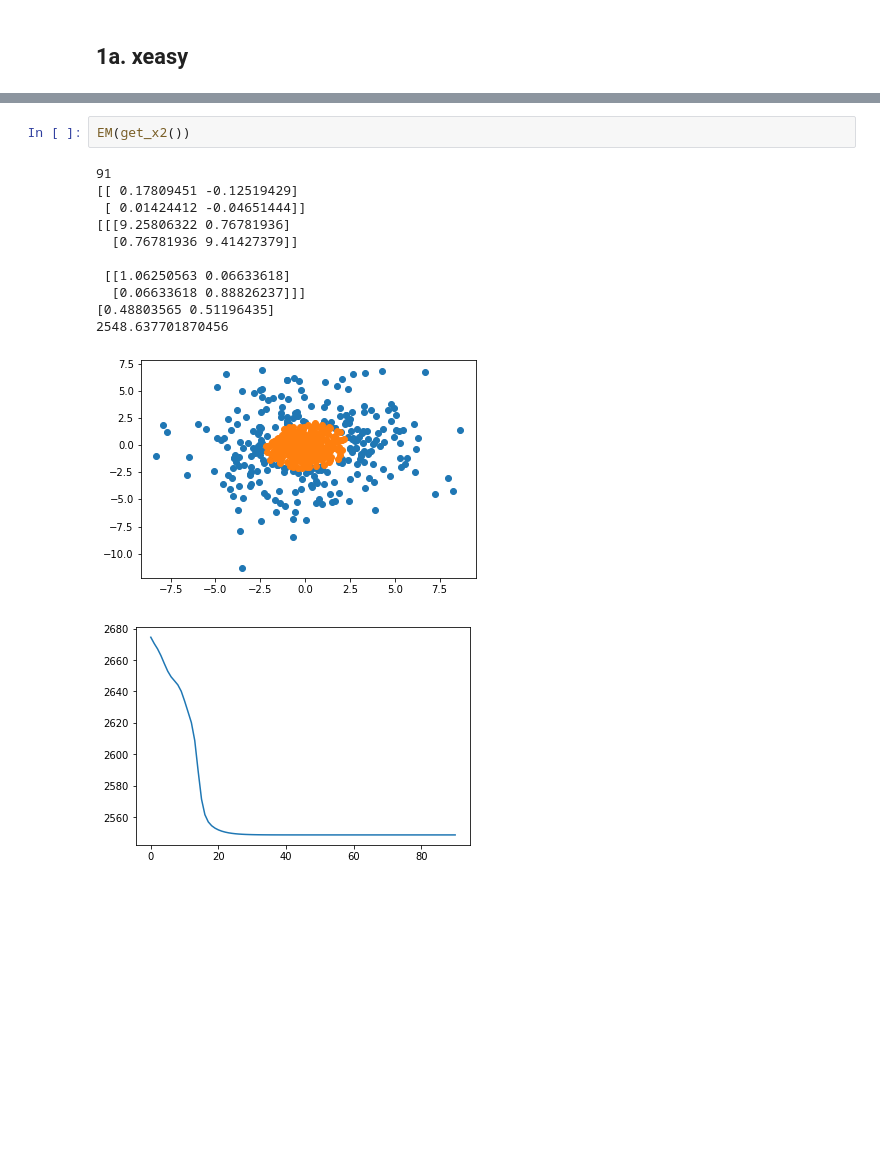
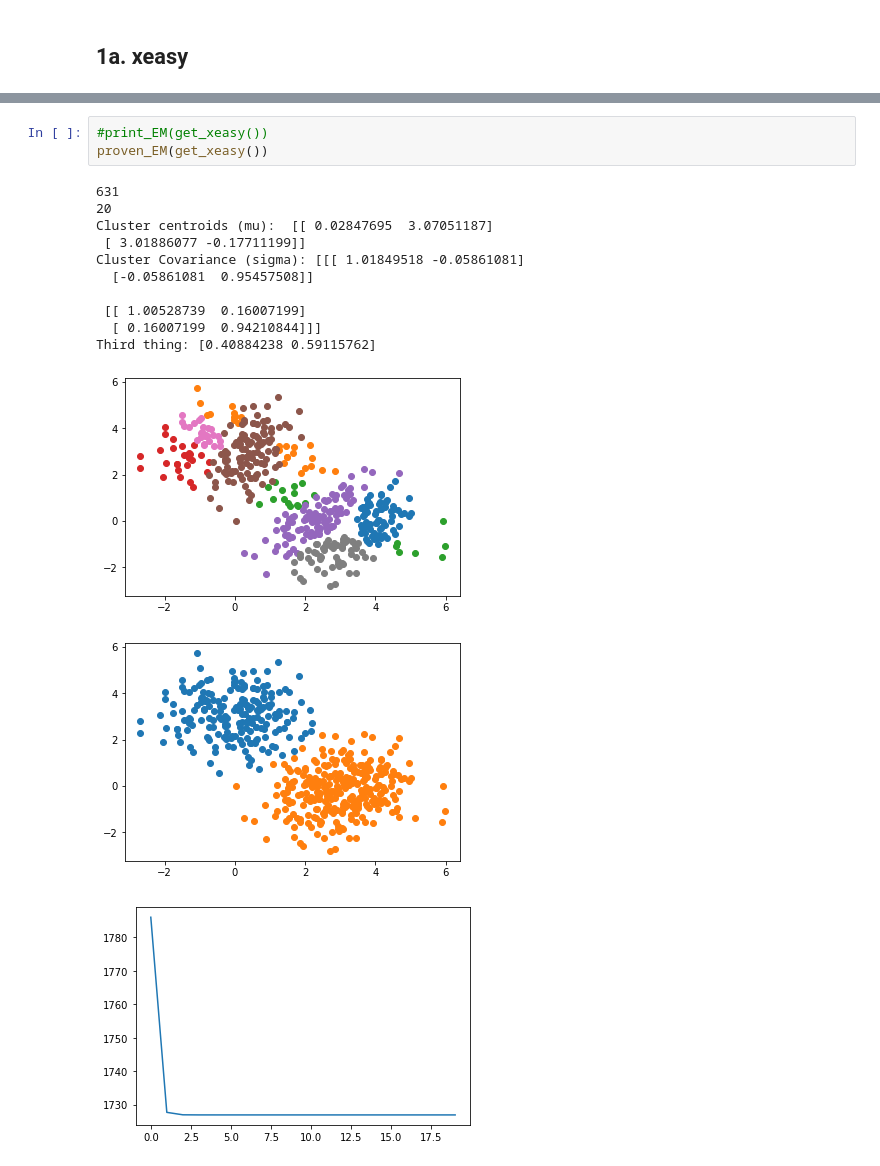
Before and after one commit to Kosaro/MachineLearningAssignments, a Jupyter notebook: EM.ipynb, the cells around one changed output, grey strips where cells are left out. Saved outputs shown, nothing was run; the diff lists cells and outputs as text; blank space fills up the shorter version.

```diff
--- a/EM.ipynb
+++ b/EM.ipynb
@@ -146,15 +141,17 @@ EM(get_x1())
-# %%
-EM(get_x2())
-# %% [output]
-91
-[[ 0.17809451 -0.12519429]
- [ 0.01424412 -0.04651444]]
-[[[9.25806322 0.76781936]
-  [0.76781936 9.41427379]]
-
- [[1.06250563 0.06633618]
-  [0.06633618 0.88826237]]]
-[0.48803565 0.51196435]
-2548.637701870456
-[figure, removed]
-[figure, removed]
+# %%
+#print_EM(get_xeasy())
+proven_EM(get_xeasy())
+# %% [output]
+631
+20
+Cluster centroids (mu):  [[ 0.02847695  3.07051187]
+ [ 3.01886077 -0.17711199]]
+Cluster Covariance (sigma): [[[ 1.01849518 -0.05861081]
+  [-0.05861081  0.95457508]]
+
+ [[ 1.00528739  0.16007199]
+  [ 0.16007199  0.94210844]]]
+Third thing: [0.40884238 0.59115762]
+[figure, added]
+[figure, added]
+[figure, added]
```
Also changed, not shown: parts of 6 cells of this notebook.
